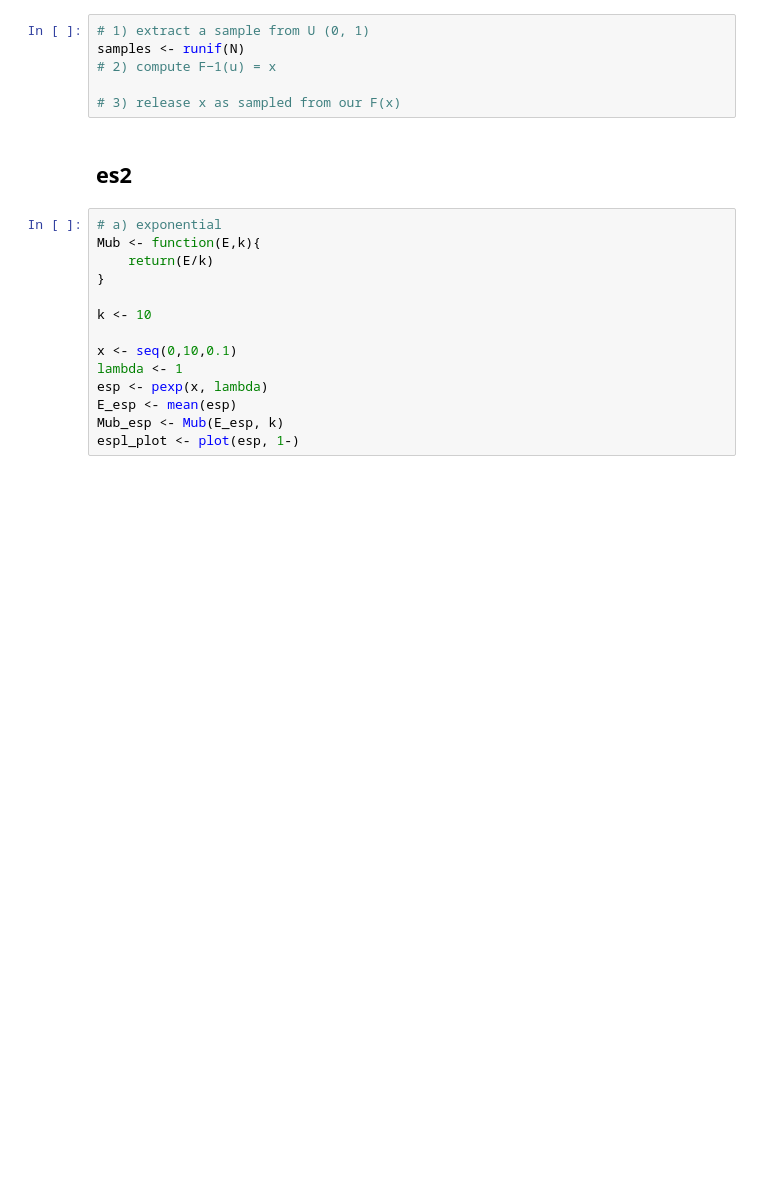
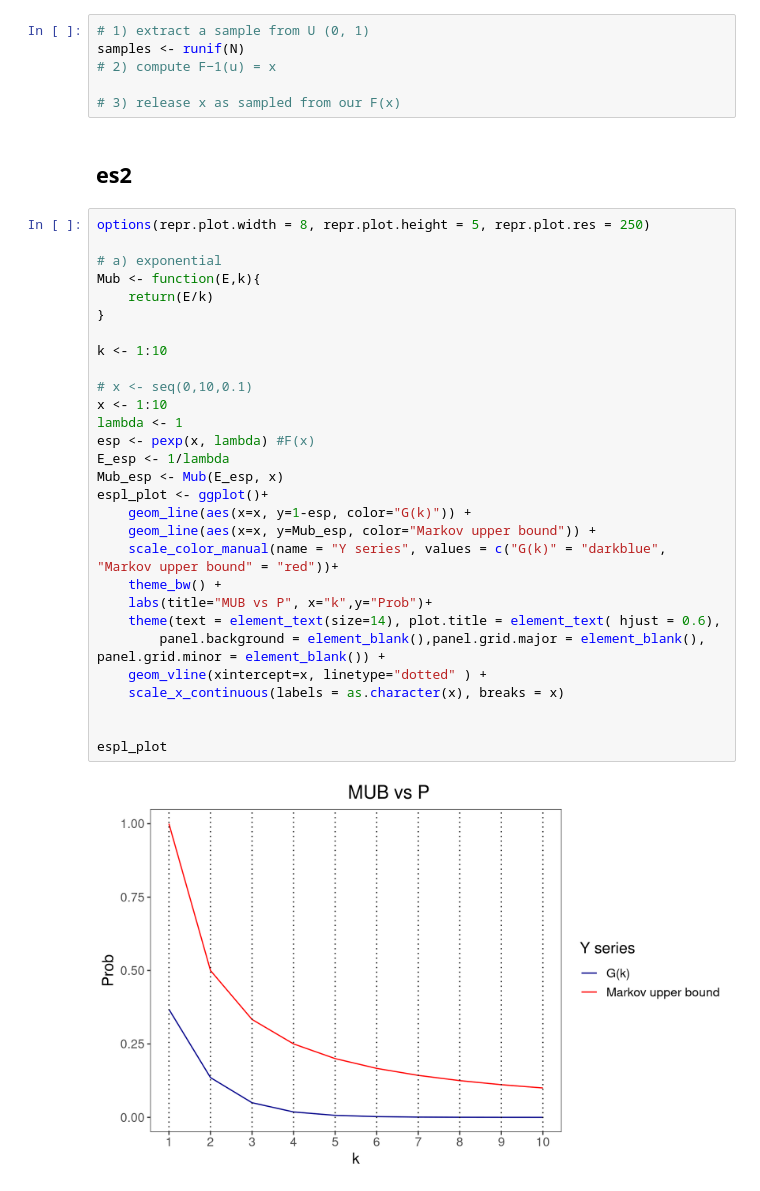
Before and after one commit to PietroCappelli/Advance_stat, a Jupyter notebook: Exercises/exercises03.ipynb, the cells around one changed output. Saved outputs shown, nothing was run; the diff lists cells and outputs as text; blank space fills up the shorter version.

```diff
--- a/Exercises/exercises03.ipynb
+++ b/Exercises/exercises03.ipynb
@@ -76,17 +82,34 @@ samples <- runif(N)
 # 3) release x as sampled from our F(x)
 # %% [markdown]
 ## es2
-# %%
-# a) exponential
-Mub <- function(E,k){
-    return(E/k)
-}
-
-k <- 10
-
-x <- seq(0,10,0.1)
-lambda <- 1
-esp <- pexp(x, lambda)
-E_esp <- mean(esp)
-Mub_esp <- Mub(E_esp, k)
-espl_plot <- plot(esp, 1-)
+# %%
+options(repr.plot.width = 8, repr.plot.height = 5, repr.plot.res = 250)
+
+# a) exponential
+Mub <- function(E,k){
+    return(E/k)
+}
+
+k <- 1:10
+
+# x <- seq(0,10,0.1)
+x <- 1:10
+lambda <- 1
+esp <- pexp(x, lambda) #F(x)
+E_esp <- 1/lambda
+Mub_esp <- Mub(E_esp, x)
+espl_plot <- ggplot()+
+    geom_line(aes(x=x, y=1-esp, color="G(k)")) +
+    geom_line(aes(x=x, y=Mub_esp, color="Markov upper bound")) +
+    scale_color_manual(name = "Y series", values = c("G(k)" = "darkblue", "Markov upper bound" = "red"))+
+    theme_bw() +
+    labs(title="MUB vs P", x="k",y="Prob")+
+    theme(text = element_text(size=14), plot.title = element_text( hjust = 0.6),
+        panel.background = element_blank(),panel.grid.major = element_blank(), panel.grid.minor = element_blank()) +
+    geom_vline(xintercept=x, linetype="dotted" ) +
+    scale_x_continuous(labels = as.character(x), breaks = x)
+
+
+espl_plot
+# %% [output]
+[figure, added]
```
Also changed, not shown: parts of 9 cells of this notebook.
